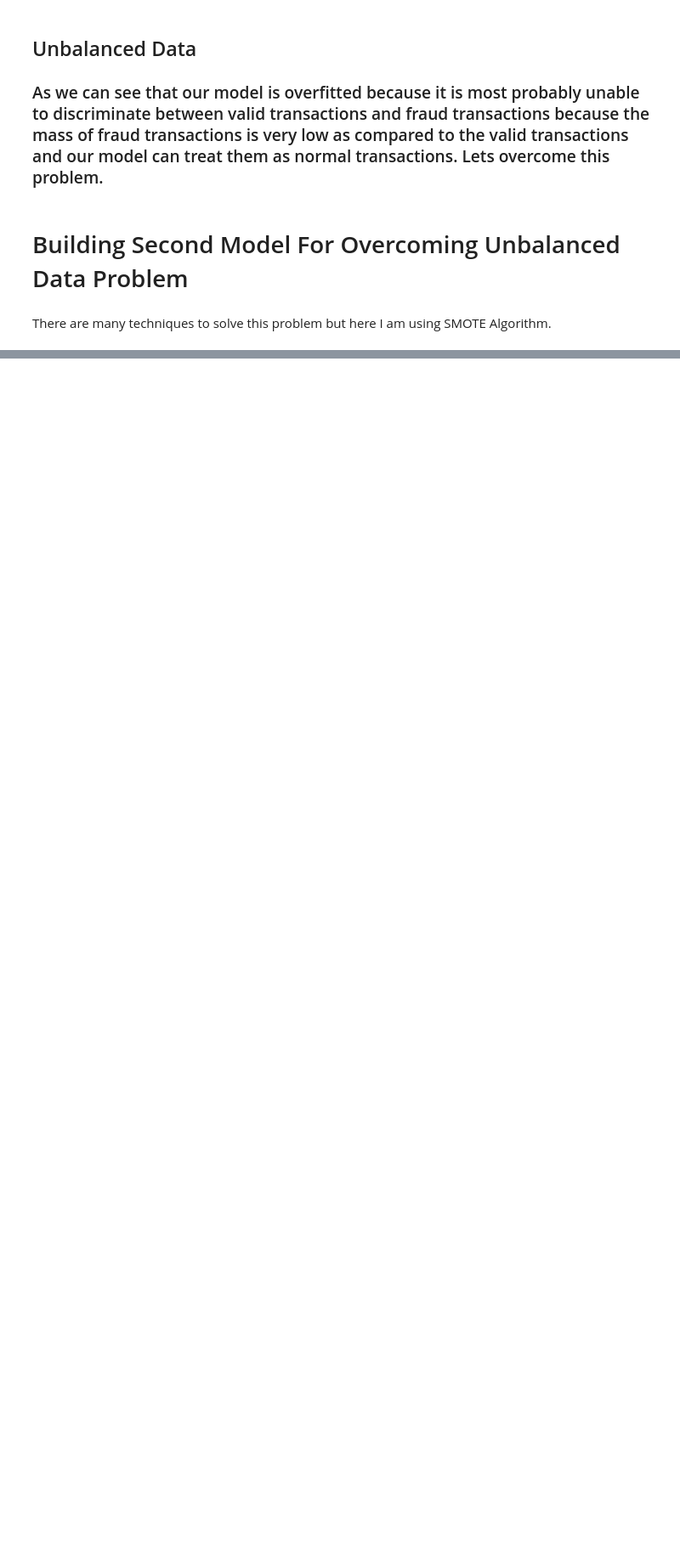
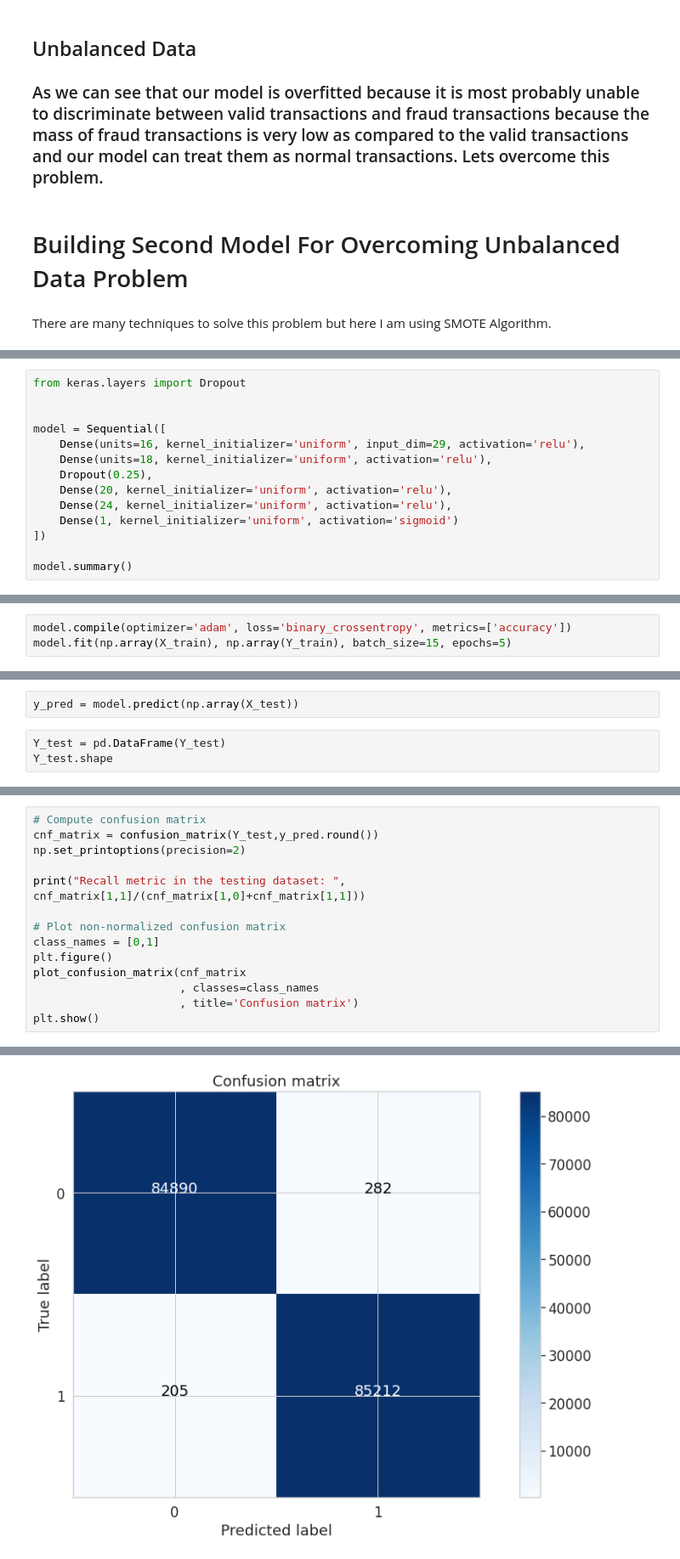
Before and after one commit to SyedHuzaifa007/PIAIC-Deep-Learning-Assignment, a Jupyter notebook: Credit_Card_Fraud_Detection_assignment.ipynb, the cells around one changed output, grey strips where cells are left out. Shown at 85% size. Cells and saved outputs as stored; diff of their text form; blank space fills up the shorter version.

```diff
--- a/Credit_Card_Fraud_Detection_assignment.ipynb
+++ b/Credit_Card_Fraud_Detection_assignment.ipynb
@@ -449,0 +484,14 @@ There are many techniques to solve this problem but here I am using SMOTE Algori
+# %%
+from keras.layers import Dropout
+
+
+model = Sequential([
+    Dense(units=16, kernel_initializer='uniform', input_dim=29, activation='relu'),
+    Dense(units=18, kernel_initializer='uniform', activation='relu'),
+    Dropout(0.25),
+    Dense(20, kernel_initializer='uniform', activation='relu'),
+    Dense(24, kernel_initializer='uniform', activation='relu'),
+    Dense(1, kernel_initializer='uniform', activation='sigmoid')
+])
+
+model.summary()
@@ -449,0 +519,3 @@ There are many techniques to solve this problem but here I am using SMOTE Algori
+# %%
+model.compile(optimizer='adam', loss='binary_crossentropy', metrics=['accuracy'])
+model.fit(np.array(X_train), np.array(Y_train), batch_size=15, epochs=5)
@@ -449,0 +580,5 @@ There are many techniques to solve this problem but here I am using SMOTE Algori
+# %%
+y_pred = model.predict(np.array(X_test))
+# %%
+Y_test = pd.DataFrame(Y_test)
+Y_test.shape
@@ -449,0 +587,15 @@ There are many techniques to solve this problem but here I am using SMOTE Algori
+# %%
+# Compute confusion matrix
+cnf_matrix = confusion_matrix(Y_test,y_pred.round())
+np.set_printoptions(precision=2)
+
+print("Recall metric in the testing dataset: ", cnf_matrix[1,1]/(cnf_matrix[1,0]+cnf_matrix[1,1]))
+
+# Plot non-normalized confusion matrix
+class_names = [0,1]
+plt.figure()
+plot_confusion_matrix(cnf_matrix
+                      , classes=class_names
+                      , title='Confusion matrix')
+plt.show()
+# %% [output]
@@ -449,0 +603 @@ There are many techniques to solve this problem but here I am using SMOTE Algori
+[figure, added]
```
Also changed, not shown: parts of 13 cells of this notebook.
